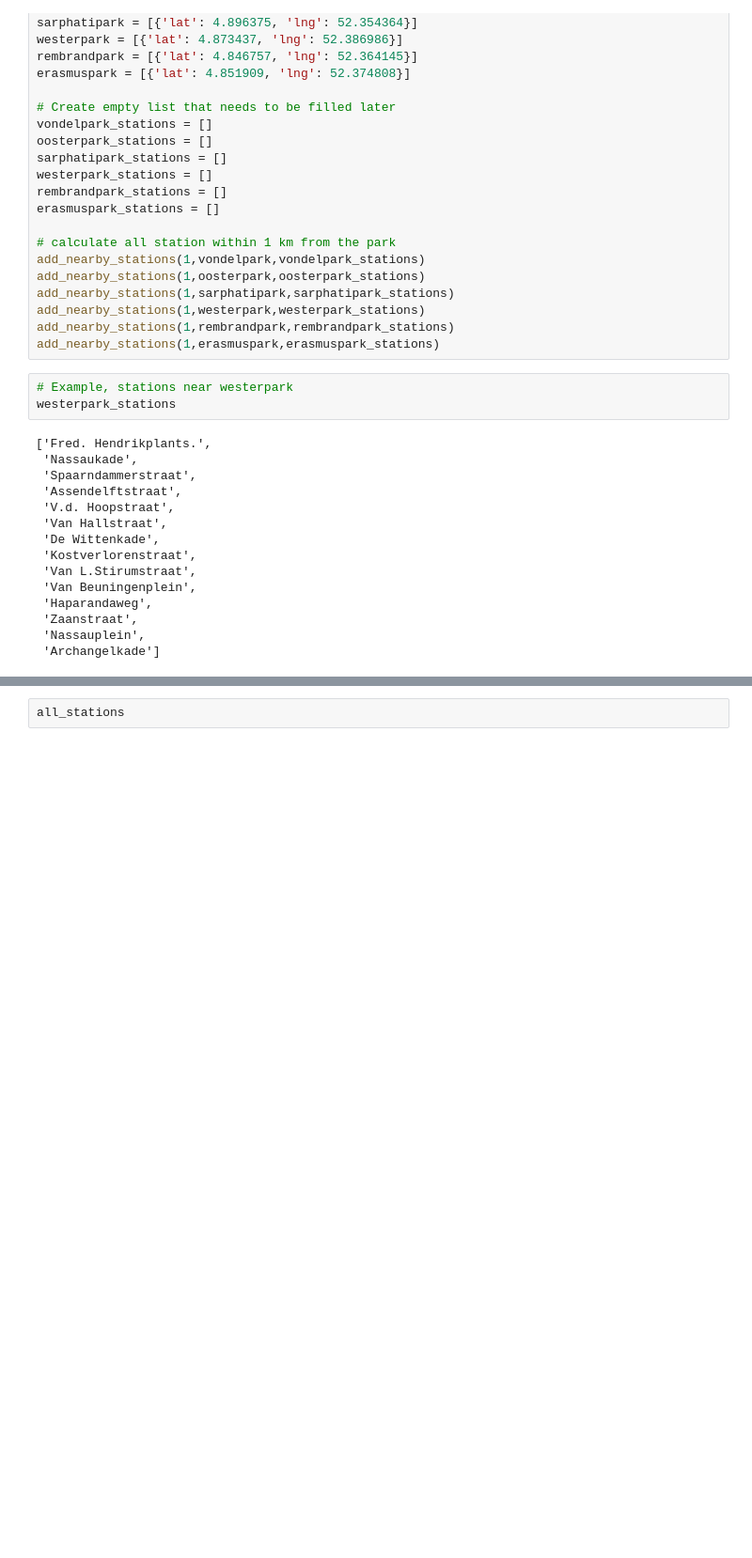
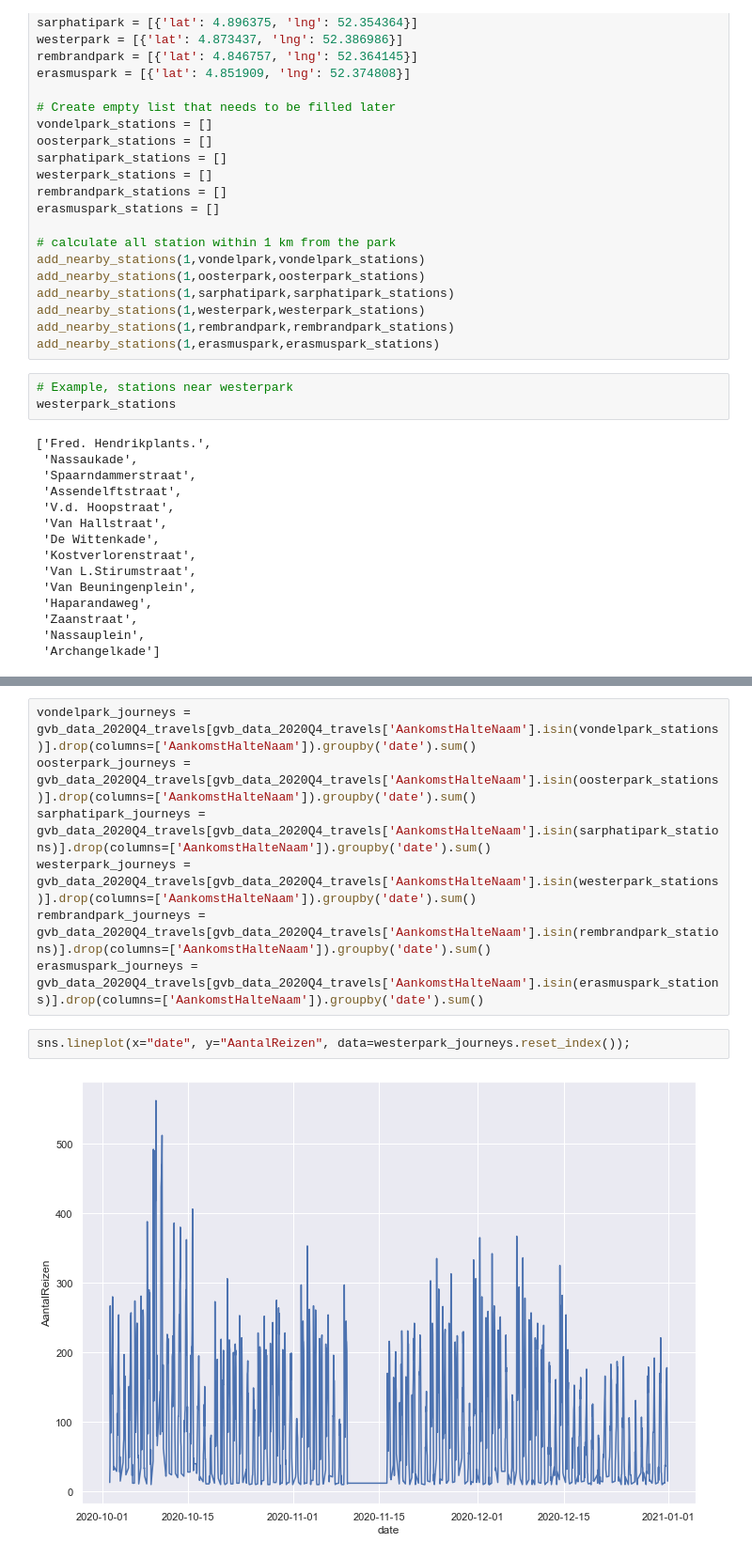
Before and after one commit to lotteph/DSP, a Jupyter notebook: GVB 2020.ipynb, the cells around one changed output, grey strips where cells are left out. Shown at 94% size. Cells and saved outputs as stored; diff of their text form; blank space fills up the shorter version.

```diff
--- a/GVB 2020.ipynb
+++ b/GVB 2020.ipynb
@@ -225,2 +278,11 @@ westerpark_stations
 # %%
-all_stations
+vondelpark_journeys = gvb_data_2020Q4_travels[gvb_data_2020Q4_travels['AankomstHalteNaam'].isin(vondelpark_stations)].drop(columns=['AankomstHalteNaam']).groupby('date').sum()
+oosterpark_journeys = gvb_data_2020Q4_travels[gvb_data_2020Q4_travels['AankomstHalteNaam'].isin(oosterpark_stations)].drop(columns=['AankomstHalteNaam']).groupby('date').sum()
+sarphatipark_journeys = gvb_data_2020Q4_travels[gvb_data_2020Q4_travels['AankomstHalteNaam'].isin(sarphatipark_stations)].drop(columns=['AankomstHalteNaam']).groupby('date').sum()
+westerpark_journeys = gvb_data_2020Q4_travels[gvb_data_2020Q4_travels['AankomstHalteNaam'].isin(westerpark_stations)].drop(columns=['AankomstHalteNaam']).groupby('date').sum()
+rembrandpark_journeys = gvb_data_2020Q4_travels[gvb_data_2020Q4_travels['AankomstHalteNaam'].isin(rembrandpark_stations)].drop(columns=['AankomstHalteNaam']).groupby('date').sum()
+erasmuspark_journeys = gvb_data_2020Q4_travels[gvb_data_2020Q4_travels['AankomstHalteNaam'].isin(erasmuspark_stations)].drop(columns=['AankomstHalteNaam']).groupby('date').sum()
+# %%
+sns.lineplot(x="date", y="AantalReizen", data=westerpark_journeys.reset_index());
+# %% [output]
+[figure, added]
```
Also changed, not shown: parts of 14 cells of this notebook.
